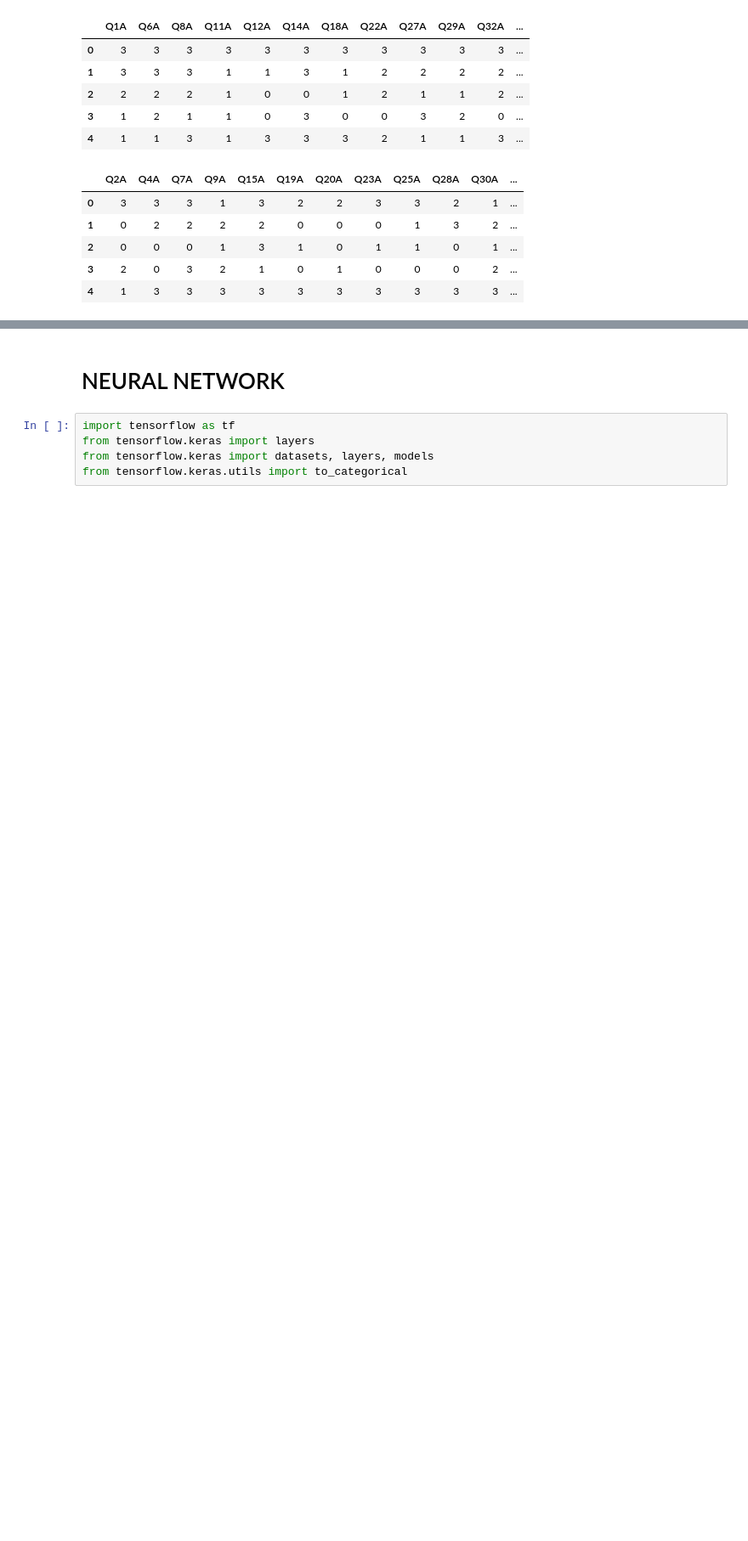
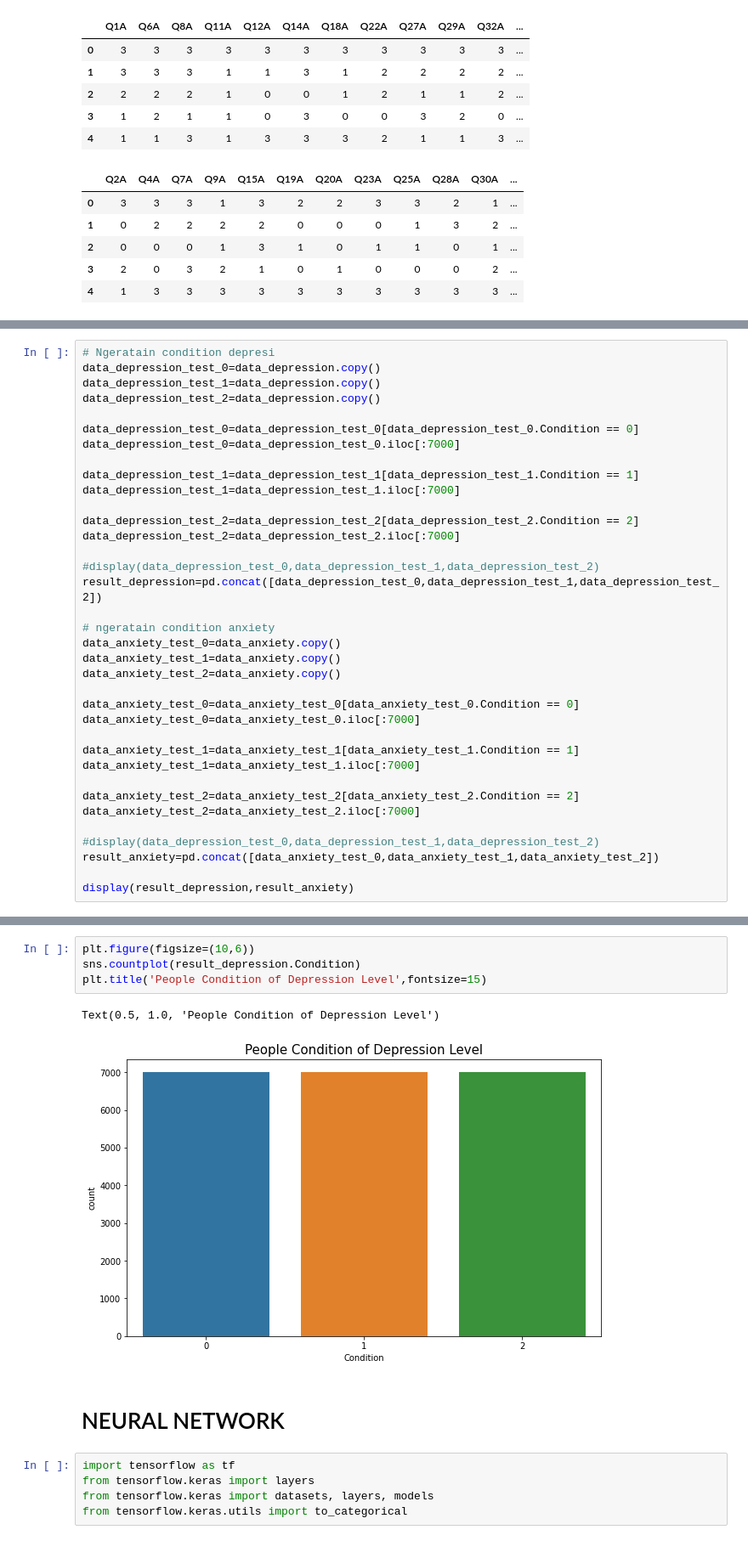
Before and after one commit to azzezzanf/MLpsychology, a Jupyter notebook: CNNTest.ipynb, the cells around one changed output, grey strips where cells are left out. Shown: that part at 85% size. Cells and saved outputs as stored; diff of their text form; blank space fills up the shorter version.

```diff
--- a/CNNTest.ipynb
+++ b/CNNTest.ipynb
@@ -345,0 +294,36 @@ display(data_depression.head()) #, STRESS.head(), ANXIETY.head()
+# %%
+# Ngeratain condition depresi
+data_depression_test_0=data_depression.copy()
+data_depression_test_1=data_depression.copy()
+data_depression_test_2=data_depression.copy()
+
+data_depression_test_0=data_depression_test_0[data_depression_test_0.Condition == 0]
+data_depression_test_0=data_depression_test_0.iloc[:7000]
+
+data_depression_test_1=data_depression_test_1[data_depression_test_1.Condition == 1]
+data_depression_test_1=data_depression_test_1.iloc[:7000]
+
+data_depression_test_2=data_depression_test_2[data_depression_test_2.Condition == 2]
+data_depression_test_2=data_depression_test_2.iloc[:7000]
+
+#display(data_depression_test_0,data_depression_test_1,data_depression_test_2)
+result_depression=pd.concat([data_depression_test_0,data_depression_test_1,data_depression_test_2])
+
+# ngeratain condition anxiety
+data_anxiety_test_0=data_anxiety.copy()
+data_anxiety_test_1=data_anxiety.copy()
+data_anxiety_test_2=data_anxiety.copy()
+
+data_anxiety_test_0=data_anxiety_test_0[data_anxiety_test_0.Condition == 0]
+data_anxiety_test_0=data_anxiety_test_0.iloc[:7000]
+
+data_anxiety_test_1=data_anxiety_test_1[data_anxiety_test_1.Condition == 1]
+data_anxiety_test_1=data_anxiety_test_1.iloc[:7000]
+
+data_anxiety_test_2=data_anxiety_test_2[data_anxiety_test_2.Condition == 2]
+data_anxiety_test_2=data_anxiety_test_2.iloc[:7000]
+
+#display(data_depression_test_0,data_depression_test_1,data_depression_test_2)
+result_anxiety=pd.concat([data_anxiety_test_0,data_anxiety_test_1,data_anxiety_test_2])
+
+display(result_depression,result_anxiety)
@@ -346,3 +369,10 @@ display(data_depression.head()) #, STRESS.head(), ANXIETY.head()
+# %%
+plt.figure(figsize=(10,6))
+sns.countplot(result_depression.Condition)
+plt.title('People Condition of Depression Level',fontsize=15)
+# %% [output]
+Text(0.5, 1.0, 'People Condition of Depression Level')
+[figure, added]
 # %% [markdown]
 # NEURAL NETWORK
 # %%
```
Also changed, not shown: parts of 23 cells of this notebook.
